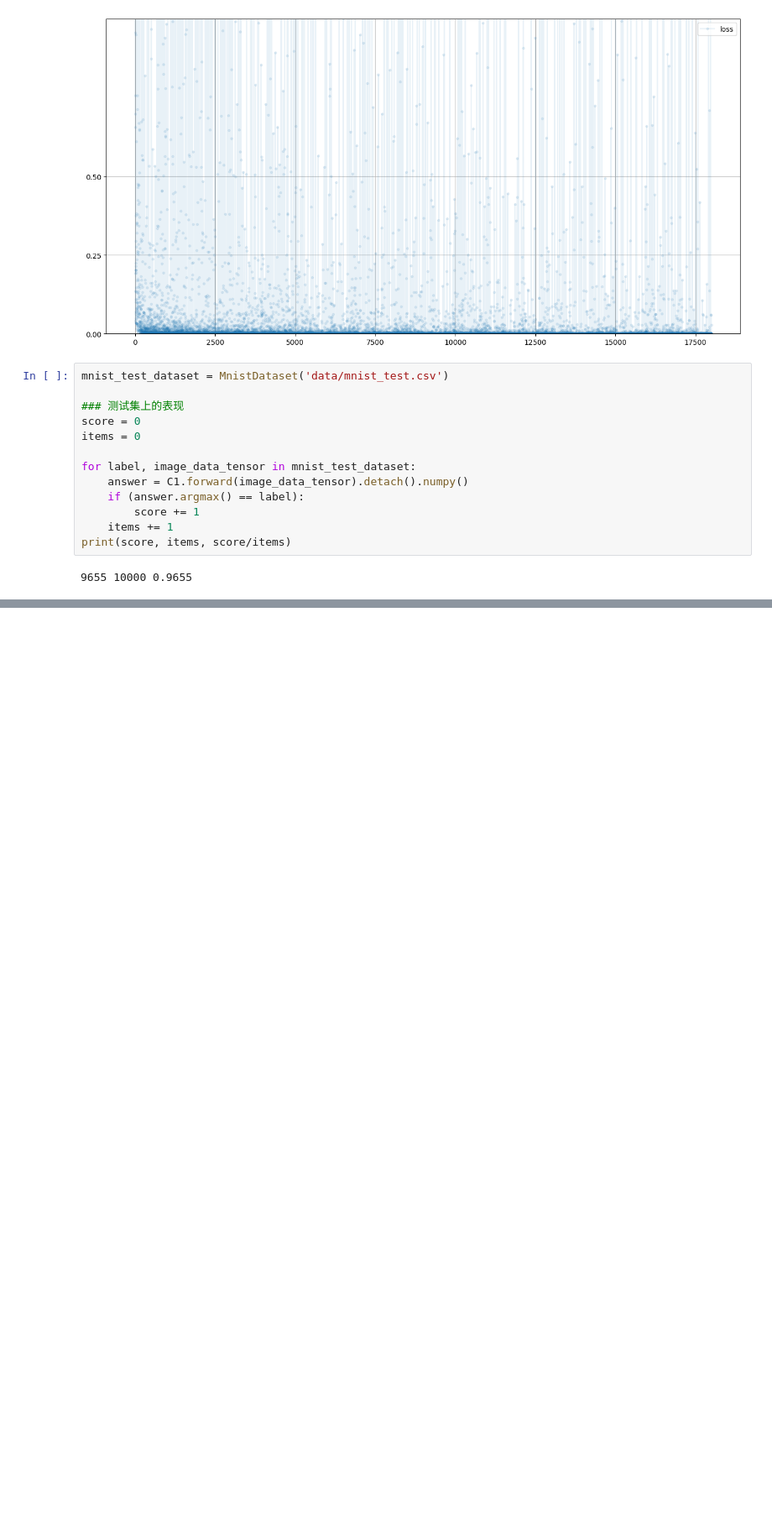
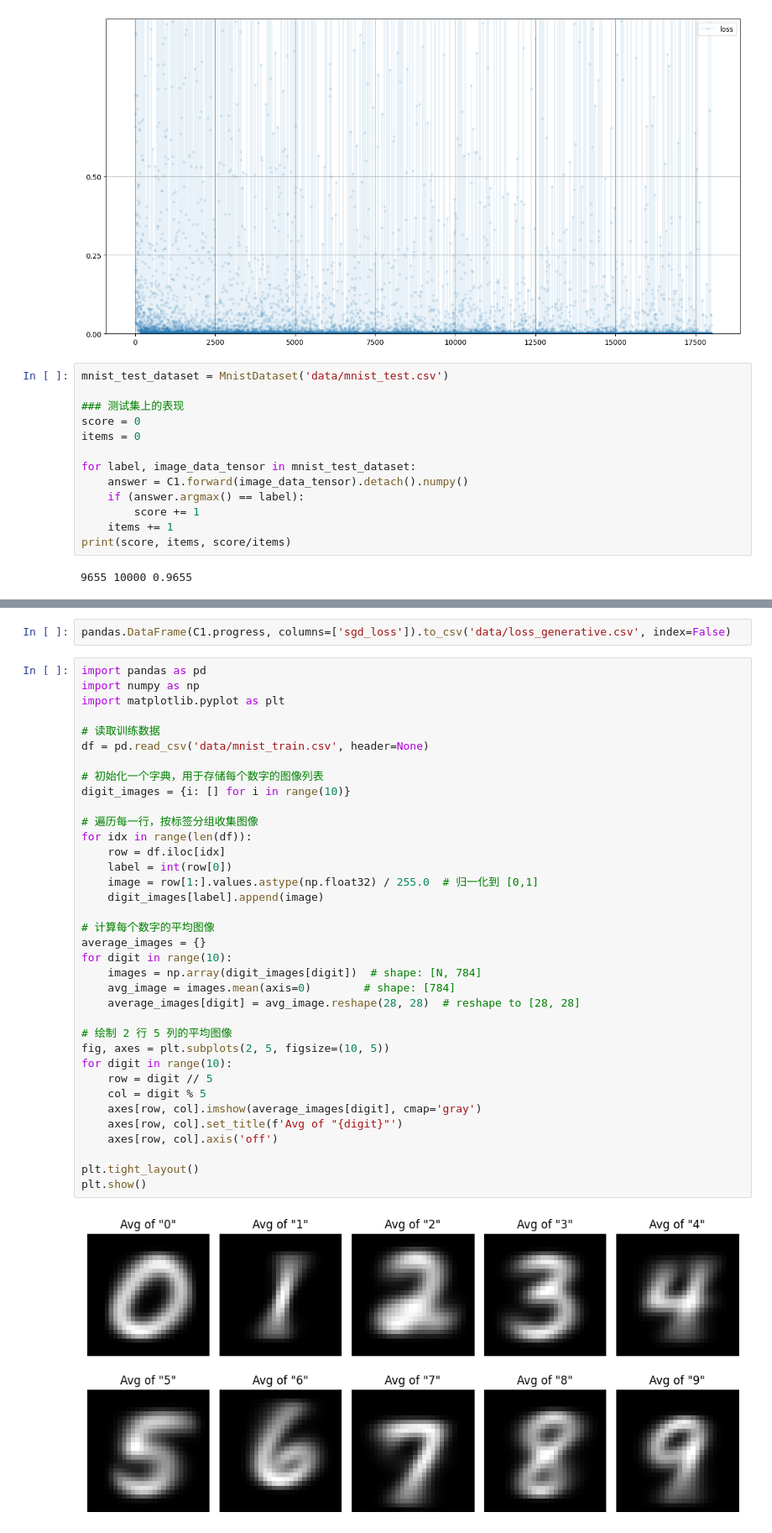
Before and after one commit to Tanghao755/PyTorch_Generative_Adversarial_Network, a Jupyter notebook: Pytorch_MNIST.ipynb, the cells around one changed output, grey strips where cells are left out. Shown at 84% size. Cells and saved outputs as stored; diff of their text form; blank space fills up the shorter version.

```diff
--- a/Pytorch_MNIST.ipynb
+++ b/Pytorch_MNIST.ipynb
@@ -574,0 +734,40 @@ print(score, items, score/items)
+# %%
+pandas.DataFrame(C1.progress, columns=['sgd_loss']).to_csv('data/loss_generative.csv', index=False)
+# %%
+import pandas as pd
+import numpy as np
+import matplotlib.pyplot as plt
+
+# 读取训练数据
+df = pd.read_csv('data/mnist_train.csv', header=None)
+
+# 初始化一个字典，用于存储每个数字的图像列表
+digit_images = {i: [] for i in range(10)}
+
+# 遍历每一行，按标签分组收集图像
+for idx in range(len(df)):
+    row = df.iloc[idx]
+    label = int(row[0])
+    image = row[1:].values.astype(np.float32) / 255.0  # 归一化到 [0,1]
+    digit_images[label].append(image)
+
+# 计算每个数字的平均图像
+average_images = {}
+for digit in range(10):
+    images = np.array(digit_images[digit])  # shape: [N, 784]
+    avg_image = images.mean(axis=0)        # shape: [784]
+    average_images[digit] = avg_image.reshape(28, 28)  # reshape to [28, 28]
+
+# 绘制 2 行 5 列的平均图像
+fig, axes = plt.subplots(2, 5, figsize=(10, 5))
+for digit in range(10):
+    row = digit // 5
+    col = digit % 5
+    axes[row, col].imshow(average_images[digit], cmap='gray')
+    axes[row, col].set_title(f'Avg of "{digit}"')
+    axes[row, col].axis('off')
+
+plt.tight_layout()
+plt.show()
+# %% [output]
+[figure, added]
```
Also changed, not shown: parts of 13 cells of this notebook, 6 other files.
